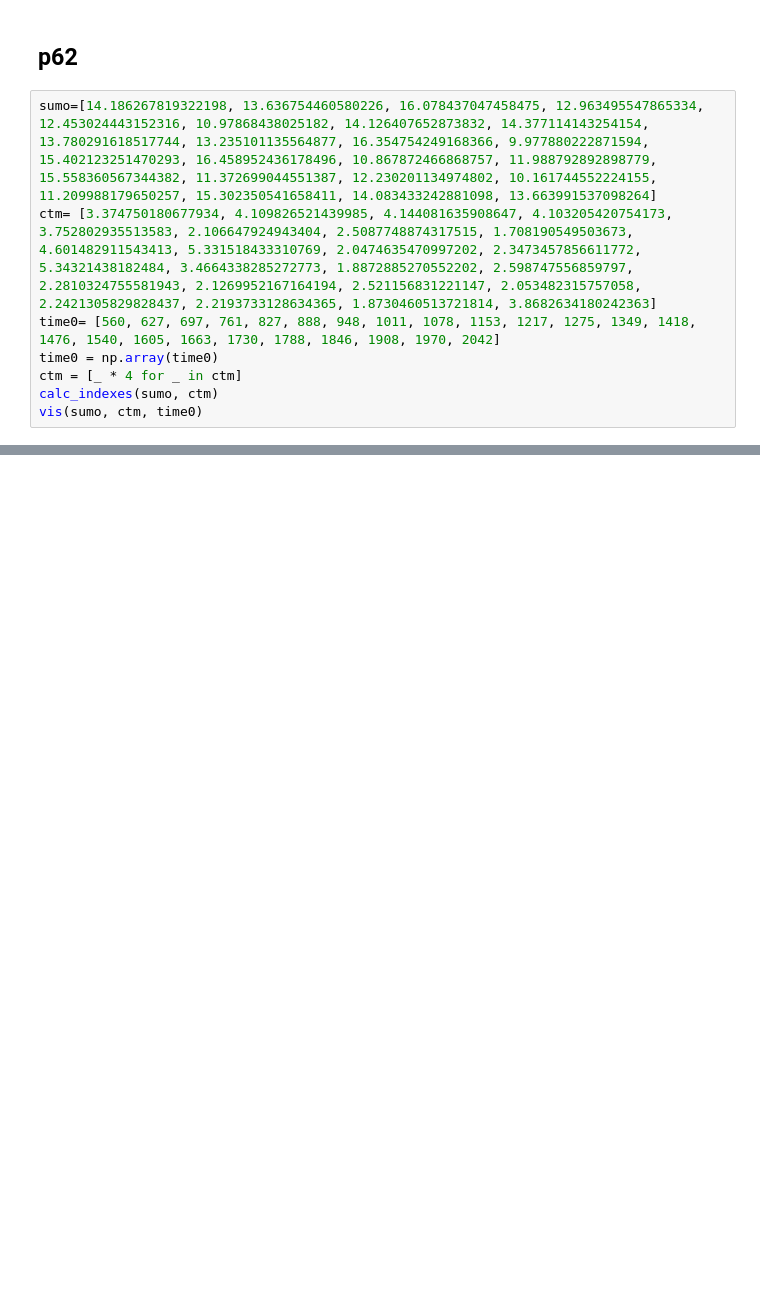
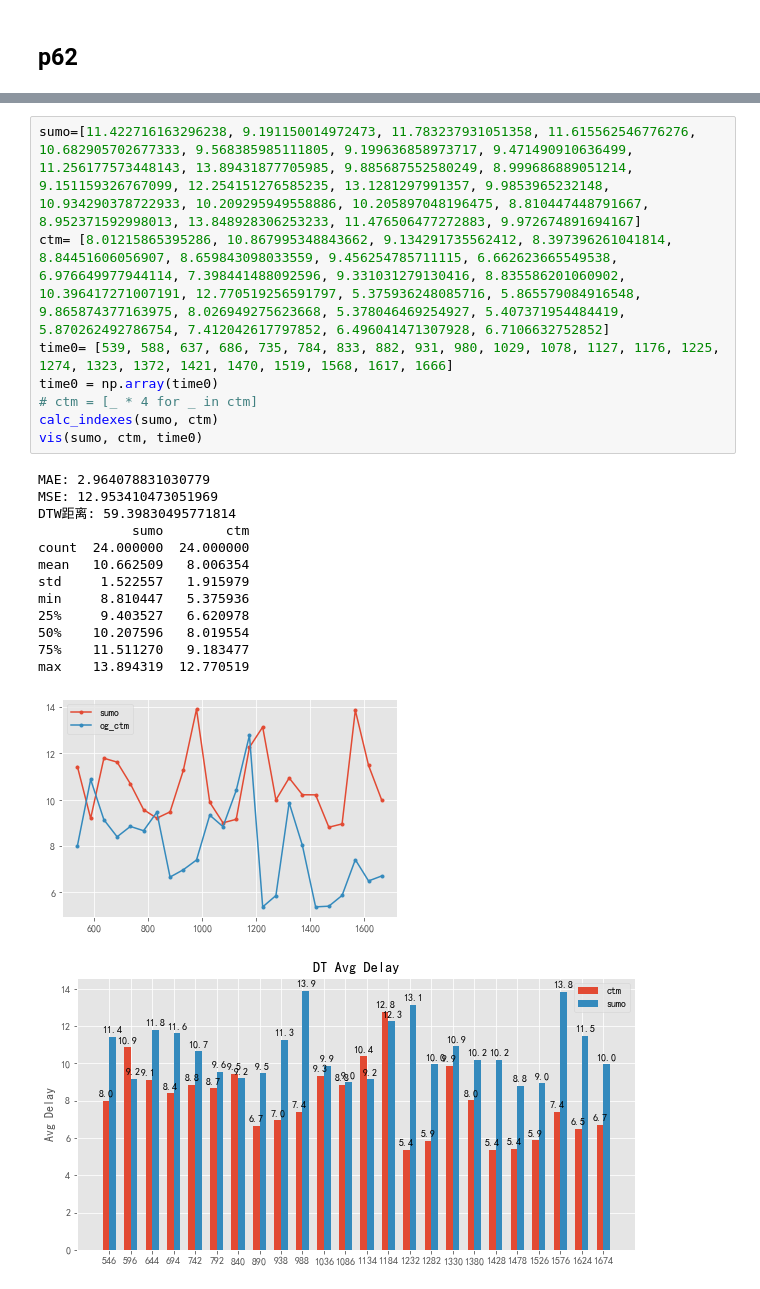
Before and after one commit to Eightina/Digital-Twin-CTM, a Jupyter notebook: Digital-Twin/ac_p6.ipynb, the cells around one changed output, grey strips where cells are left out. Cells and saved outputs as stored; diff of their text form; blank space fills up the shorter version.

```diff
--- a/Digital-Twin/ac_p6.ipynb
+++ b/Digital-Twin/ac_p6.ipynb
@@ -227,10 +236,2 @@ ctm   0.162718  4.123746
 # %% [markdown]
 ## p62
-# %%
-sumo=[14.186267819322198, 13.636754460580226, 16.078437047458475, 12.963495547865334, 12.453024443152316, 10.97868438025182, 14.126407652873832, 14.377114143254154, 13.780291618517744, 13.235101135564877, 16.354754249168366, 9.977880222871594, 15.402123251470293, 16.458952436178496, 10.867872466868757, 11.988792892898779, 15.558360567344382, 11.372699044551387, 12.230201134974802, 10.161744552224155, 11.209988179650257, 15.302350541658411, 14.083433242881098, 13.663991537098264]
-ctm= [3.374750180677934, 4.109826521439985, 4.144081635908647, 4.103205420754173, 3.752802935513583, 2.106647924943404, 2.5087748874317515, 1.708190549503673, 4.601482911543413, 5.331518433310769, 2.0474635470997202, 2.3473457856611772, 5.34321438182484, 3.4664338285272773, 1.8872885270552202, 2.598747556859797, 2.2810324755581943, 2.1269952167164194, 2.521156831221147, 2.053482315757058, 2.2421305829828437, 2.2193733128634365, 1.8730460513721814, 3.8682634180242363]
-time0= [560, 627, 697, 761, 827, 888, 948, 1011, 1078, 1153, 1217, 1275, 1349, 1418, 1476, 1540, 1605, 1663, 1730, 1788, 1846, 1908, 1970, 2042]
-time0 = np.array(time0)
-ctm = [_ * 4 for _ in ctm]
-calc_indexes(sumo, ctm)
-vis(sumo, ctm, time0)
@@ -268,0 +238,23 @@ ctm   2.717120  20.320256
+# %%
+sumo=[11.422716163296238, 9.191150014972473, 11.783237931051358, 11.615562546776276, 10.682905702677333, 9.568385985111805, 9.199636858973717, 9.471490910636499, 11.256177573448143, 13.89431877705985, 9.885687552580249, 8.999686889051214, 9.151159326767099, 12.254151276585235, 13.1281297991357, 9.9853965232148, 10.934290378722933, 10.209295949558886, 10.205897048196475, 8.810447448791667, 8.952371592998013, 13.848928306253233, 11.476506477272883, 9.972674891694167]
+ctm= [8.01215865395286, 10.867995348843662, 9.134291735562412, 8.397396261041814, 8.84451606056907, 8.659843098033559, 9.456254785711115, 6.662623665549538, 6.976649977944114, 7.398441488092596, 9.331031279130416, 8.835586201060902, 10.396417271007191, 12.770519256591797, 5.375936248085716, 5.865579084916548, 9.865874377163975, 8.026949275623668, 5.378046469254927, 5.407371954484419, 5.870262492786754, 7.412042617797852, 6.496041471307928, 6.7106632752852]
+time0= [539, 588, 637, 686, 735, 784, 833, 882, 931, 980, 1029, 1078, 1127, 1176, 1225, 1274, 1323, 1372, 1421, 1470, 1519, 1568, 1617, 1666]
+time0 = np.array(time0)
+# ctm = [_ * 4 for _ in ctm]
+calc_indexes(sumo, ctm)
+vis(sumo, ctm, time0)
+# %% [output]
+MAE: 2.964078831030779
+MSE: 12.953410473051969
+DTW距离: 59.39830495771814
+            sumo        ctm
+count  24.000000  24.000000
+mean   10.662509   8.006354
+std     1.522557   1.915979
+min     8.810447   5.375936
+25%     9.403527   6.620978
+50%    10.207596   8.019554
+75%    11.511270   9.183477
+max    13.894319  12.770519
+[figure, added]
+[figure, added]
```
Also changed, not shown: parts of 23 cells of this notebook, 25 other files.
